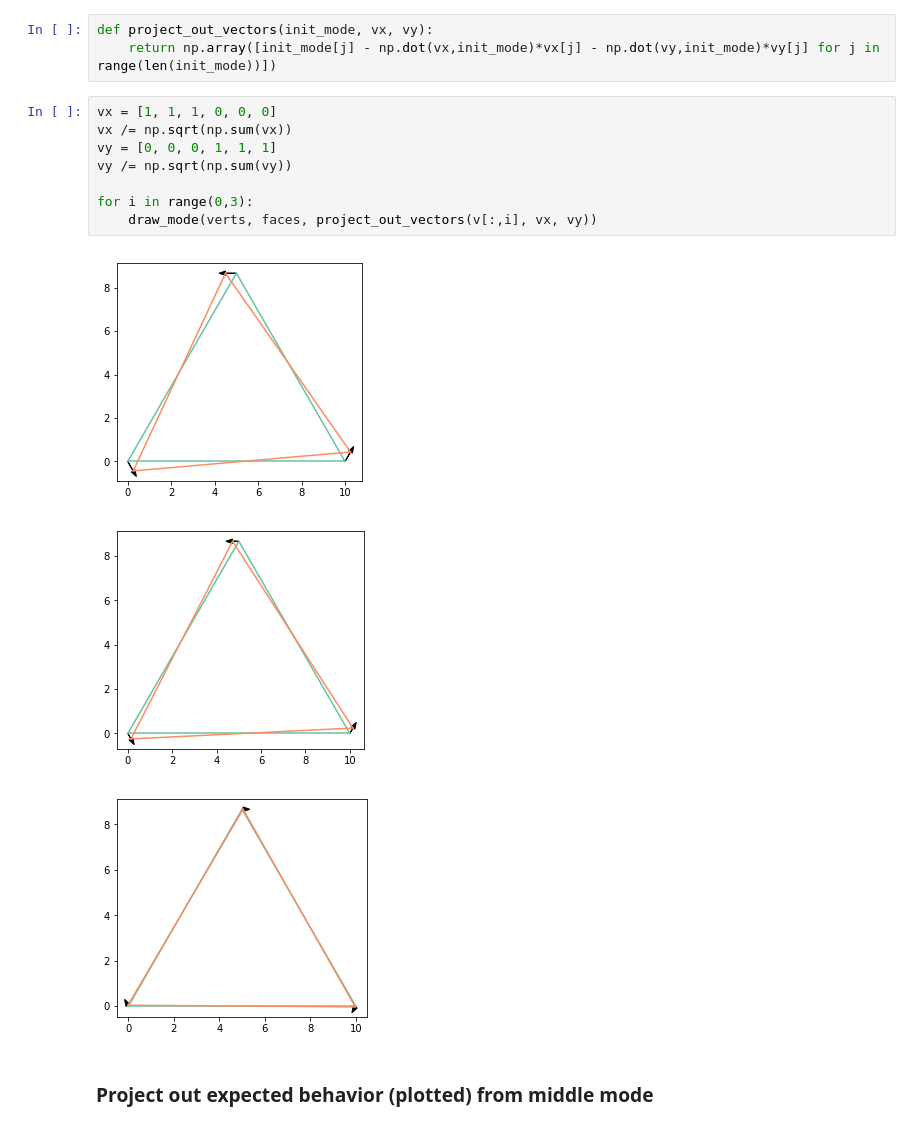
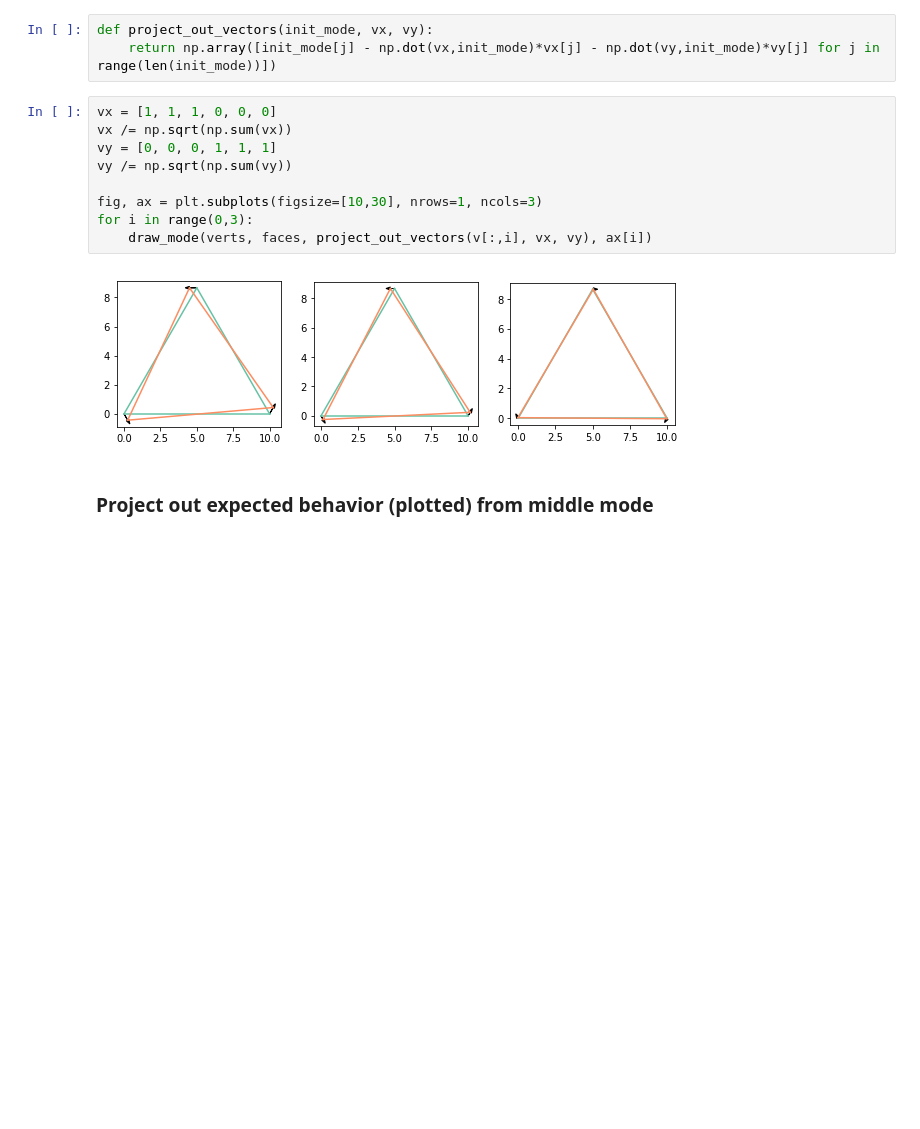
Before and after one commit to AllenCellModeling/normal_mode_analysis, a Jupyter notebook: normal_mode_analysis/mode_test_cases.ipynb, the cells around one changed output. Drawn from its saved outputs; the diff is of its cells as text; blank space fills up the shorter version.

Commit message:
Change orientation of mode plans to minimize scrolling

```diff
--- a/normal_mode_analysis/mode_test_cases.ipynb
+++ b/normal_mode_analysis/mode_test_cases.ipynb
@@ -20,15 +20,14 @@ def project_out_vectors(init_mode, vx, vy):
 # %%
 vx = [1, 1, 1, 0, 0, 0]
 vx /= np.sqrt(np.sum(vx))
 vy = [0, 0, 0, 1, 1, 1]
 vy /= np.sqrt(np.sum(vy))
 
+fig, ax = plt.subplots(figsize=[10,30], nrows=1, ncols=3)
 for i in range(0,3):
-    draw_mode(verts, faces, project_out_vectors(v[:,i], vx, vy))
+    draw_mode(verts, faces, project_out_vectors(v[:,i], vx, vy), ax[i])
 # %% [output]
-[figure, old version]
+[figure, new version]
-[figure, removed]
-[figure, removed]
 # %% [markdown]
 ### Project out expected behavior (plotted) from middle mode
 # %%
```
Also changed, not shown: parts of 15 cells of this notebook.
